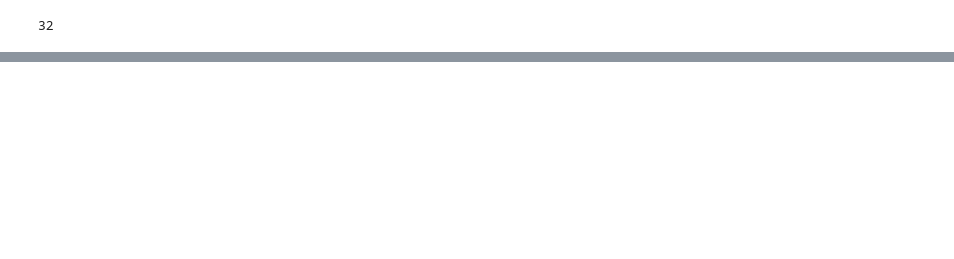
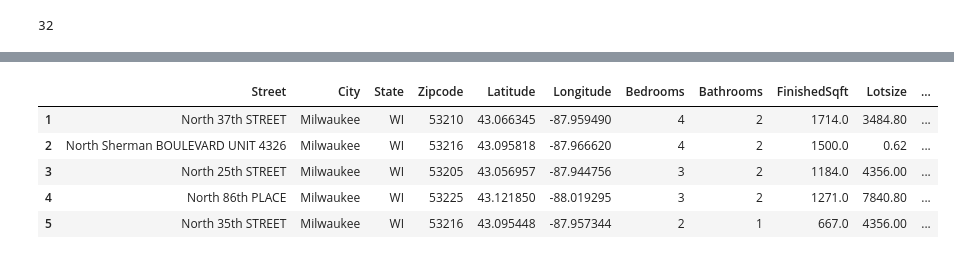
Before and after one commit to vivsarraf/Milwaukee-Property-Price-Predictor-Dashboard, a Jupyter notebook: Project_4_Price_Prediction_Model.ipynb, the cells around one changed output, grey strips where cells are left out. Cells and saved outputs as stored; diff of their text form; code cells hidden in the pictures; blank space fills up the shorter version.

```diff
--- a/Project_4_Price_Prediction_Model.ipynb
+++ b/Project_4_Price_Prediction_Model.ipynb
@@ -220,0 +274,4 @@ plt.show()
+# %%
+listings_data_df = listings_data_df.drop(columns=['PPSq', 'ConvertedLot','LotUnit','RentEstimate'], axis=1)
+listings_data_df = listings_data_df[['Street', 'City', 'State', 'Zipcode', 'Latitude', 'Longitude', 'Bedroom', 'Bathroom', 'Area','LotArea', 'Price','MarketEstimate']]
+listings_data_df.info()
@@ -220,0 +298,11 @@ plt.show()
+# %%
+listings_data_df = listings_data_df.rename(columns={'Bedroom': 'Bedrooms', 'Bathroom':'Bathrooms','Area':'FinishedSqft', 'LotArea': 'Lotsize'})
+listings_data_df['Year'] = 2023
+listings_data_df.head()
+# %% [output]
+|  | Street | City | State | Zipcode | Latitude | Longitude | Bedrooms | Bathrooms | FinishedSqft | Lotsize | ... |
+| 1 | North 37th STREET | Milwaukee | WI | 53210 | 43.066345 | -87.959490 | 4 | 2 | 1714.0 | 3484.80 | ... |
+| 2 | North Sherman BOULEVARD UNIT 4326 | Milwaukee | WI | 53216 | 43.095818 | -87.966620 | 4 | 2 | 1500.0 | 0.62 | ... |
+| 3 | North 25th STREET | Milwaukee | WI | 53205 | 43.056957 | -87.944756 | 3 | 2 | 1184.0 | 4356.00 | ... |
+| 4 | North 86th PLACE | Milwaukee | WI | 53225 | 43.121850 | -88.019295 | 3 | 2 | 1271.0 | 7840.80 | ... |
+| 5 | North 35th STREET | Milwaukee | WI | 53216 | 43.095448 | -87.957344 | 2 | 1 | 667.0 | 4356.00 | ... |
```
Also changed, not shown: parts of 25 cells of this notebook.
